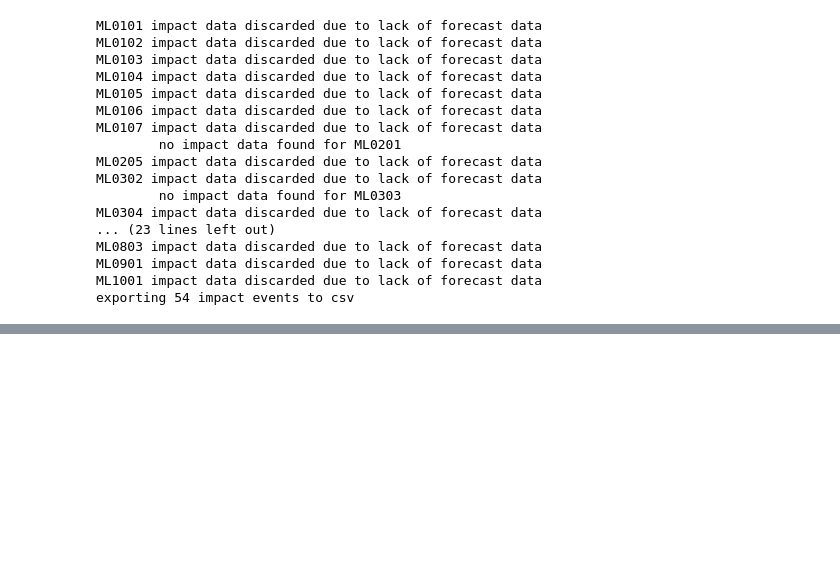
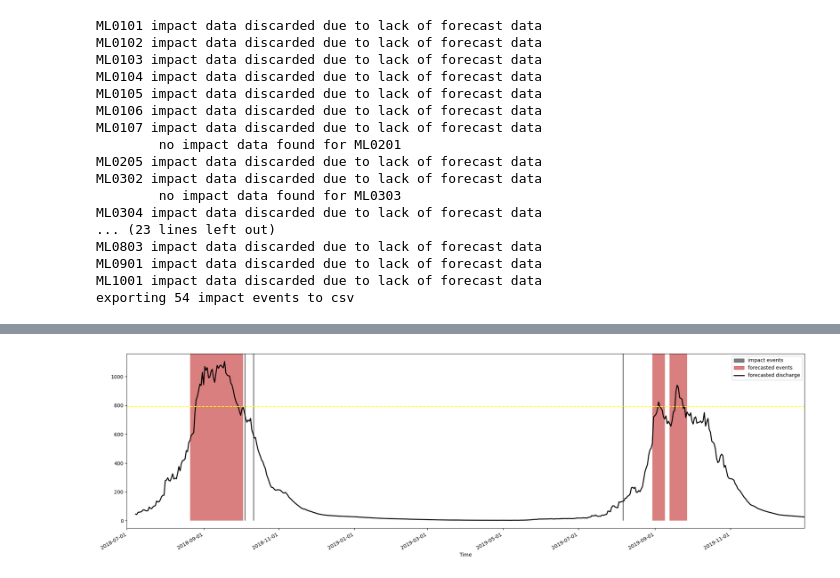
Before and after one commit to rodekruis/river-flood-data-analysis, a Jupyter notebook: GoogleFloodHub/src/GRRR.ipynb, the cells around one changed output, grey strips where cells are left out. Saved outputs shown, nothing was run; the diff lists cells and outputs as text; code cells hidden in the pictures; blank space fills up the shorter version.

Commit message:
Added plots to verify flood event creation procedure and results

```diff
--- a/GoogleFloodHub/src/GRRR.ipynb
+++ b/GoogleFloodHub/src/GRRR.ipynb
@@ -1882,0 +2041,7 @@ print(df_metrics)
+# %%
+au_plot = 'ML0305'
+plot_flood_and_impact_events(dict_flood_events_final, dict_impact_events_final,
+                             dict_datasets_au[au_plot], dict_rp_au[au_plot],
+                             au_plot, '2018-07-01', '2019-12-31', 4)
+# %% [output]
+[figure, added]
```
Also changed, not shown: parts of 10 cells of this notebook.
